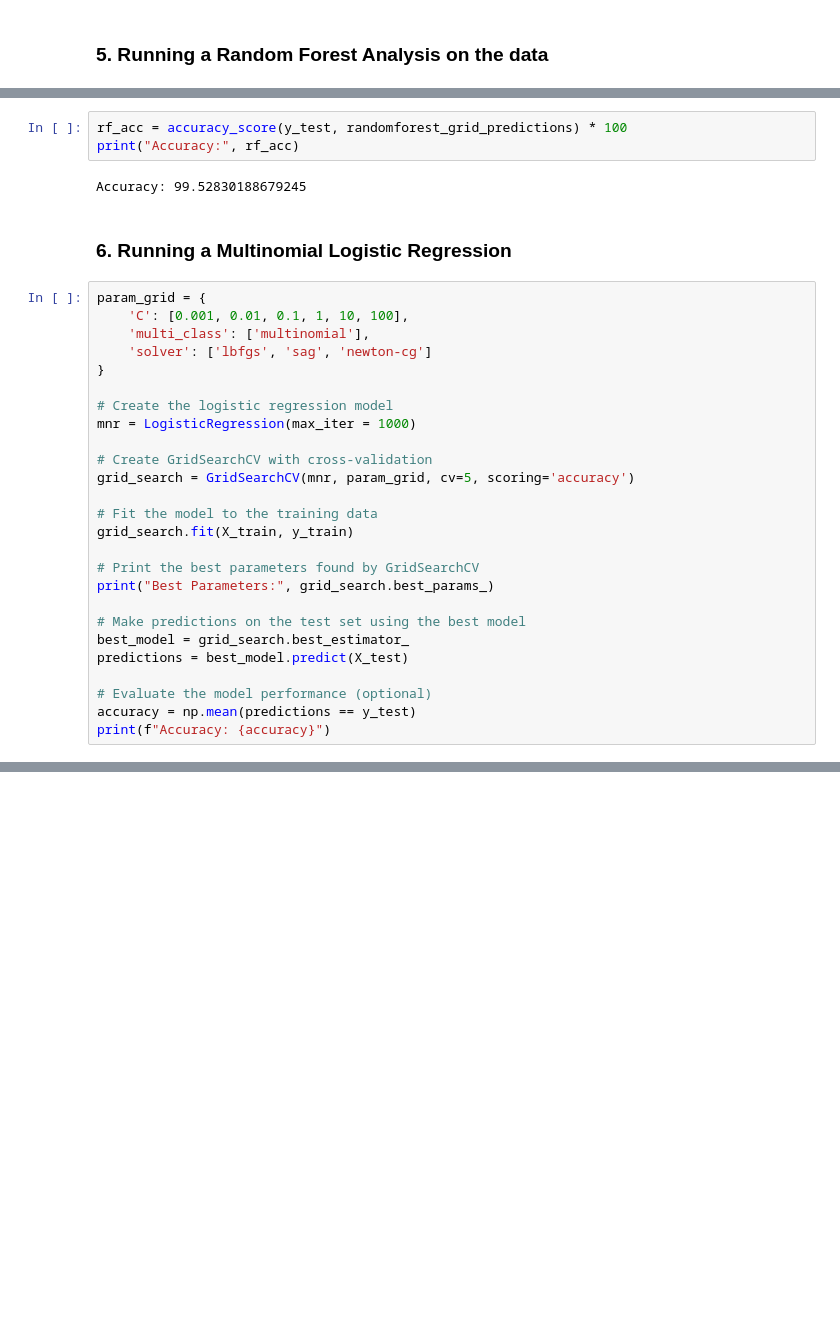
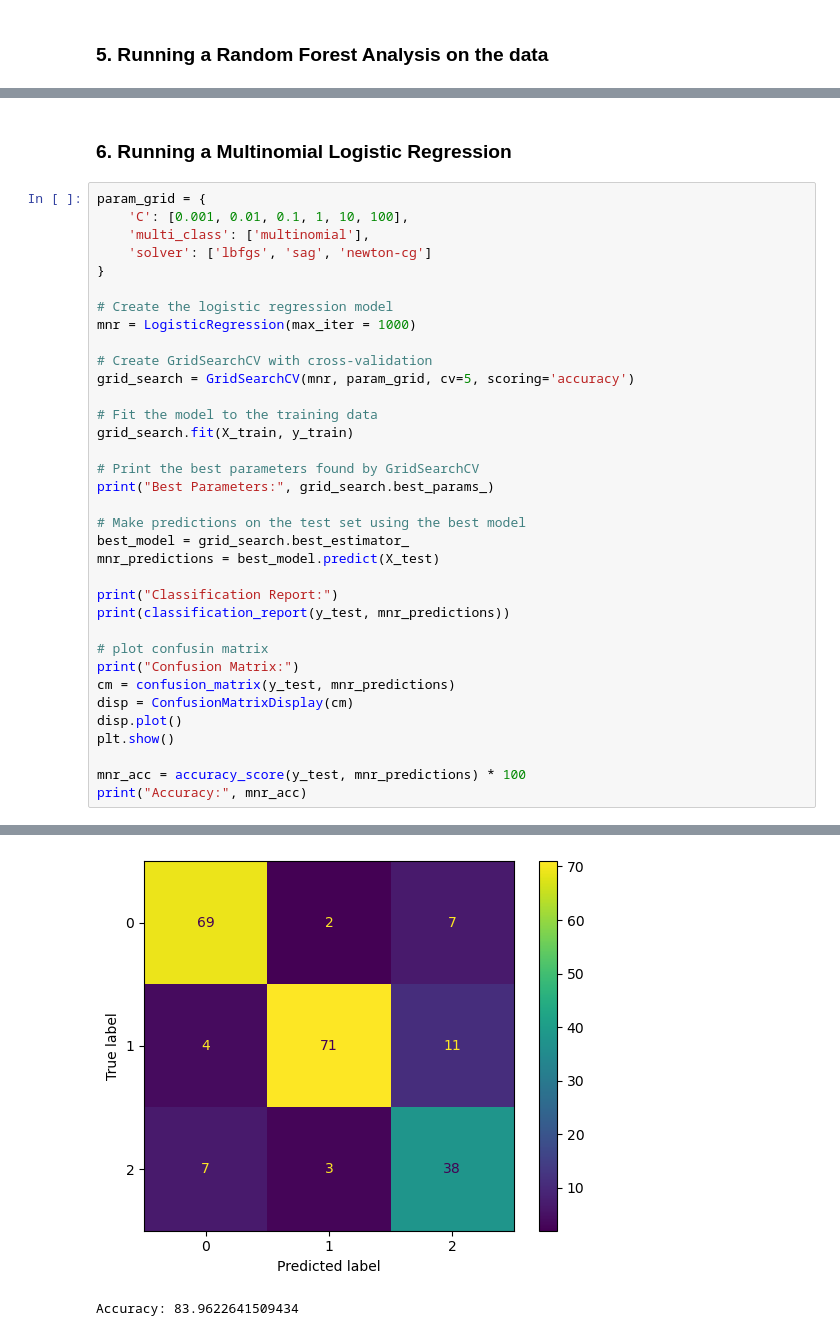
Before and after one commit to BaldeepDhada/Milk-Data-Analysis, a Jupyter notebook: Milk Data Classification.ipynb, the cells around one changed output, grey strips where cells are left out. Saved outputs shown, nothing was run; the diff lists cells and outputs as text; blank space fills up the shorter version.

```diff
--- a/Milk Data Classification.ipynb
+++ b/Milk Data Classification.ipynb
@@ -192,8 +197,3 @@ Confusion Matrix:
-# %%
-rf_acc = accuracy_score(y_test, randomforest_grid_predictions) * 100
-print("Accuracy:", rf_acc)
-# %% [output]
-Accuracy: 99.52830188679245
 # %% [markdown]
 ### 6. Running a Multinomial Logistic Regression
 # %%
@@ -217,10 +217,19 @@ print("Best Parameters:", grid_search.best_params_)
 
 # Make predictions on the test set using the best model
 best_model = grid_search.best_estimator_
-predictions = best_model.predict(X_test)
+mnr_predictions = best_model.predict(X_test)
 
-# Evaluate the model performance (optional)
-accuracy = np.mean(predictions == y_test)
-print(f"Accuracy: {accuracy}")
+print("Classification Report:")
+print(classification_report(y_test, mnr_predictions))
+
+# plot confusin matrix
+print("Confusion Matrix:")
+cm = confusion_matrix(y_test, mnr_predictions)
+disp = ConfusionMatrixDisplay(cm)
+disp.plot()
+plt.show()
+
+mnr_acc = accuracy_score(y_test, mnr_predictions) * 100
+print("Accuracy:", mnr_acc)
 # %% [output]
 Best Parameters: {'C': 1, 'multi_class': 'multinomial', 'solver': 'lbfgs'}
@@ -227,0 +248,2 @@ Accuracy: 0.839622641509434
+[figure, added]
+Accuracy: 83.9622641509434
```
Also changed, not shown: parts of 8 cells of this notebook.
